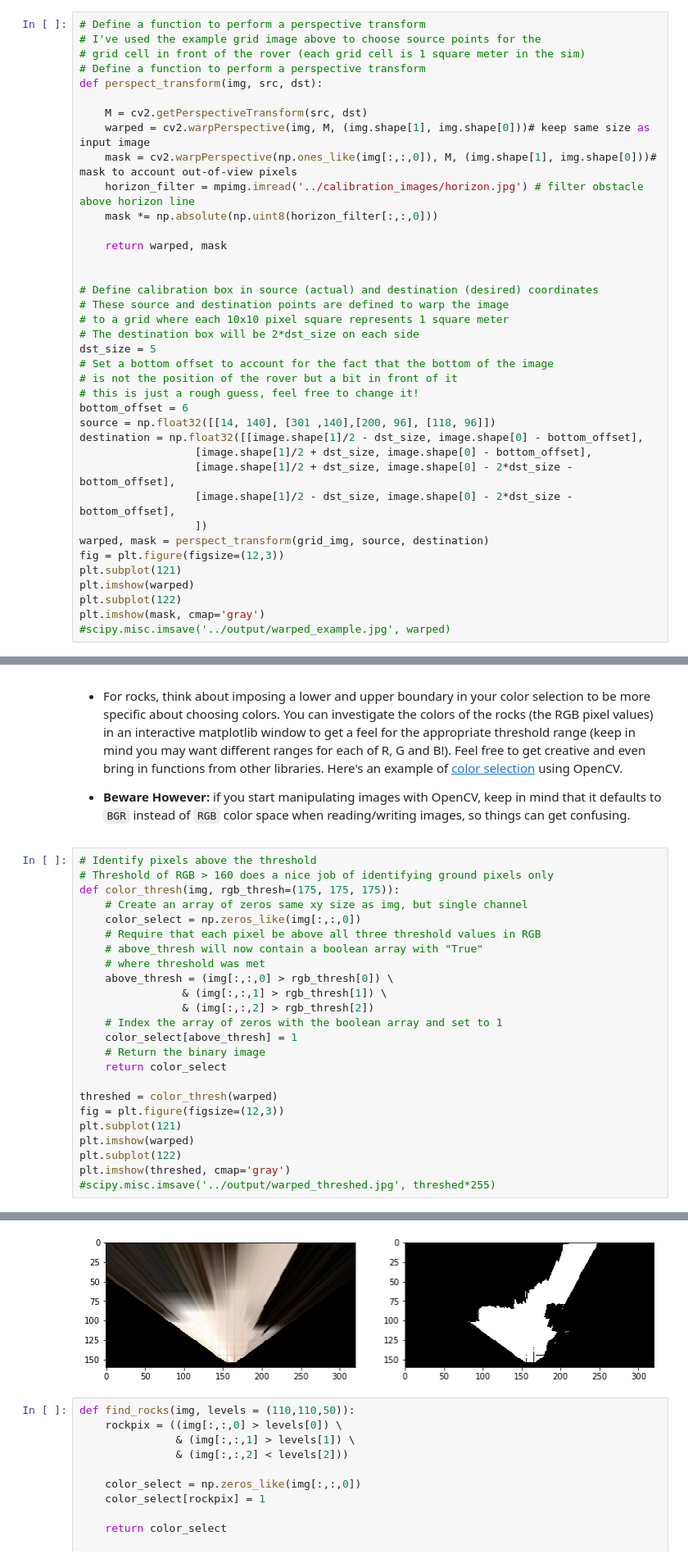
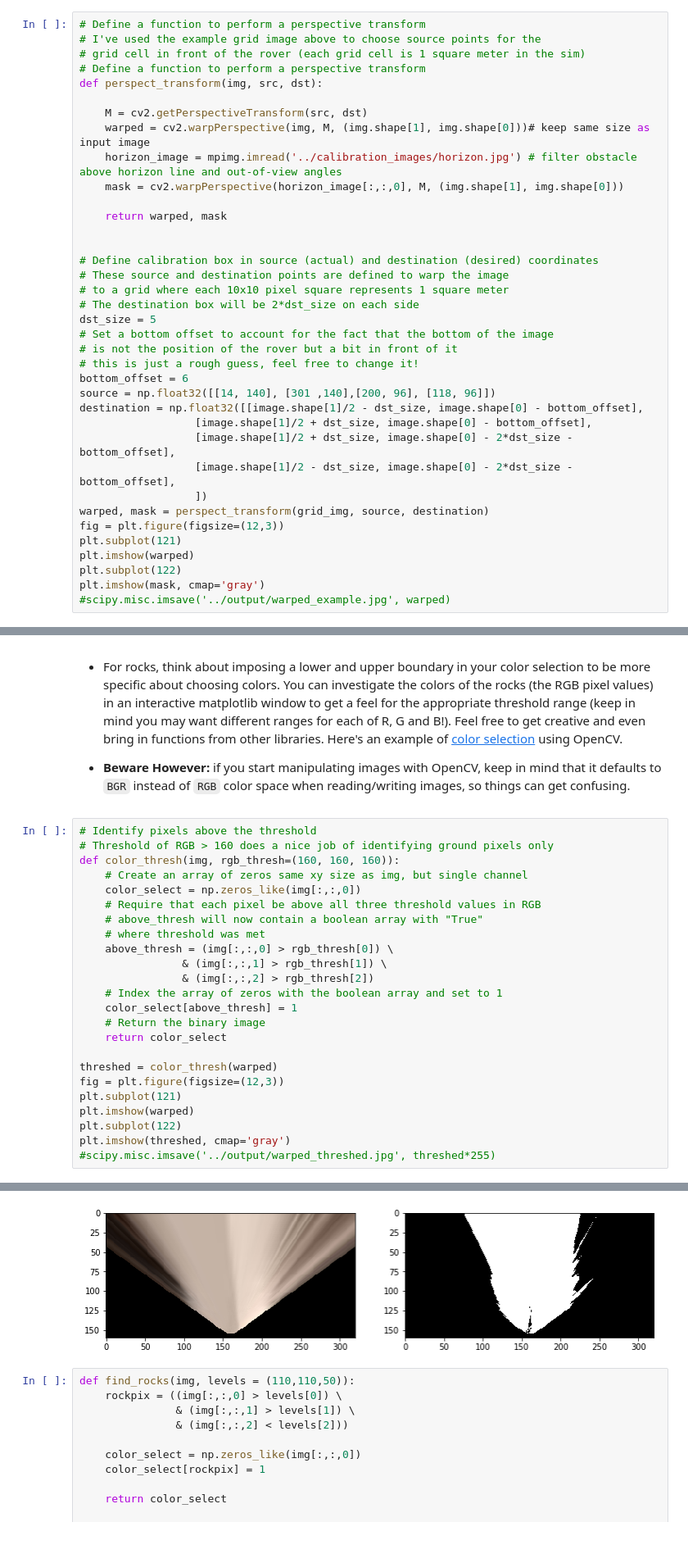
Before and after one commit to kanggu/RoboND-Rover-Project, a Jupyter notebook: code/Rover_Project_Test_Notebook.ipynb, the cells around one changed output, grey strips where cells are left out. Shown at 82% size. Saved outputs shown, nothing was run; the diff lists cells and outputs as text.

Commit message:
FIX: correct the horizon filter

```diff
--- a/code/Rover_Project_Test_Notebook.ipynb
+++ b/code/Rover_Project_Test_Notebook.ipynb
@@ -78,9 +78,8 @@ def perspect_transform(img, src, dst):
 
     M = cv2.getPerspectiveTransform(src, dst)
     warped = cv2.warpPerspective(img, M, (img.shape[1], img.shape[0]))# keep same size as input image
-    mask = cv2.warpPerspective(np.ones_like(img[:,:,0]), M, (img.shape[1], img.shape[0]))# mask to account out-of-view pixels
-    horizon_filter = mpimg.imread('../calibration_images/horizon.jpg') # filter obstacle above horizon line
-    mask *= np.absolute(np.uint8(horizon_filter[:,:,0]))
+    horizon_image = mpimg.imread('../calibration_images/horizon.jpg') # filter obstacle above horizon line and out-of-view angles
+    mask = cv2.warpPerspective(horizon_image[:,:,0], M, (img.shape[1], img.shape[0]))
 
     return warped, mask
 
@@ -125,30 +124,30 @@ Define the color thresholding function from the lesson and apply it to the warpe
 # %%
 # Identify pixels above the threshold
 # Threshold of RGB > 160 does a nice job of identifying ground pixels only
-def color_thresh(img, rgb_thresh=(175, 175, 175)):
+def color_thresh(img, rgb_thresh=(160, 160, 160)):
     # Create an array of zeros same xy size as img, but single channel
     color_select = np.zeros_like(img[:,:,0])
     # Require that each pixel be above all three threshold values in RGB
     # above_thresh will now contain a boolean array with "True"
     # where threshold was met
     above_thresh = (img[:,:,0] > rgb_thresh[0]) \
                 & (img[:,:,1] > rgb_thresh[1]) \
                 & (img[:,:,2] > rgb_thresh[2])
     # Index the array of zeros with the boolean array and set to 1
     color_select[above_thresh] = 1
     # Return the binary image
     return color_select
 
 threshed = color_thresh(warped)
 fig = plt.figure(figsize=(12,3))
 plt.subplot(121)
 plt.imshow(warped)
 plt.subplot(122)
 plt.imshow(threshed, cmap='gray')
 #scipy.misc.imsave('../output/warped_threshed.jpg', threshed*255)
 # %% [output]
 <matplotlib.image.AxesImage at 0x...>
-[figure, old version]
+[figure, new version]
 # %%
 def find_rocks(img, levels = (110,110,50)):
     rockpix = ((img[:,:,0] > levels[0]) \
```
Also changed, not shown: parts of 6 cells of this notebook, 2 other files.
